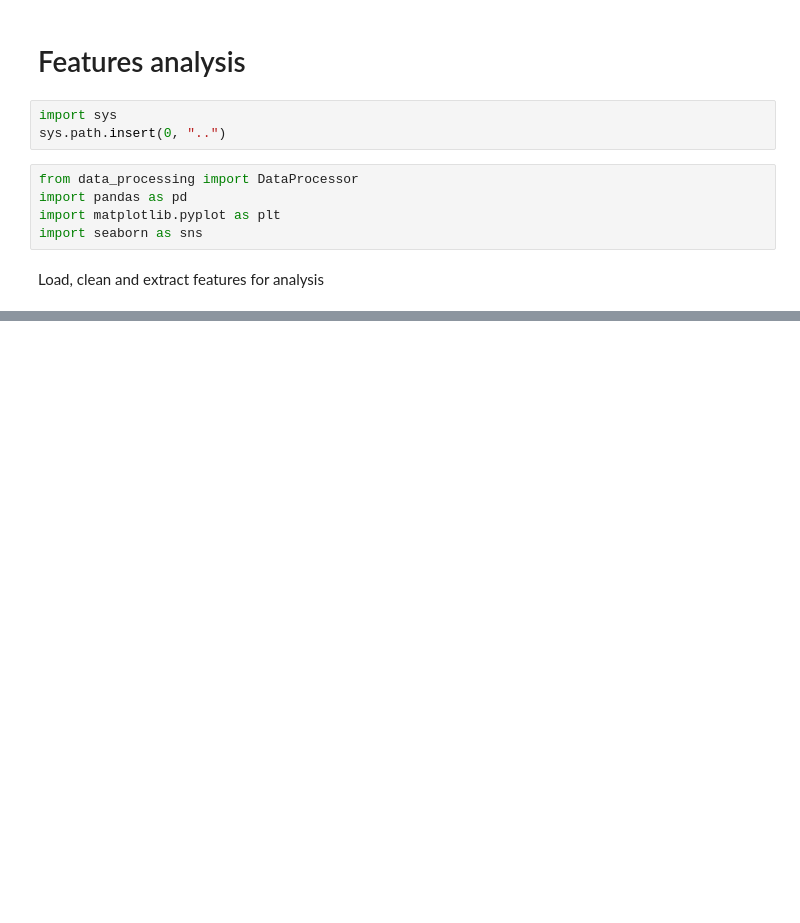
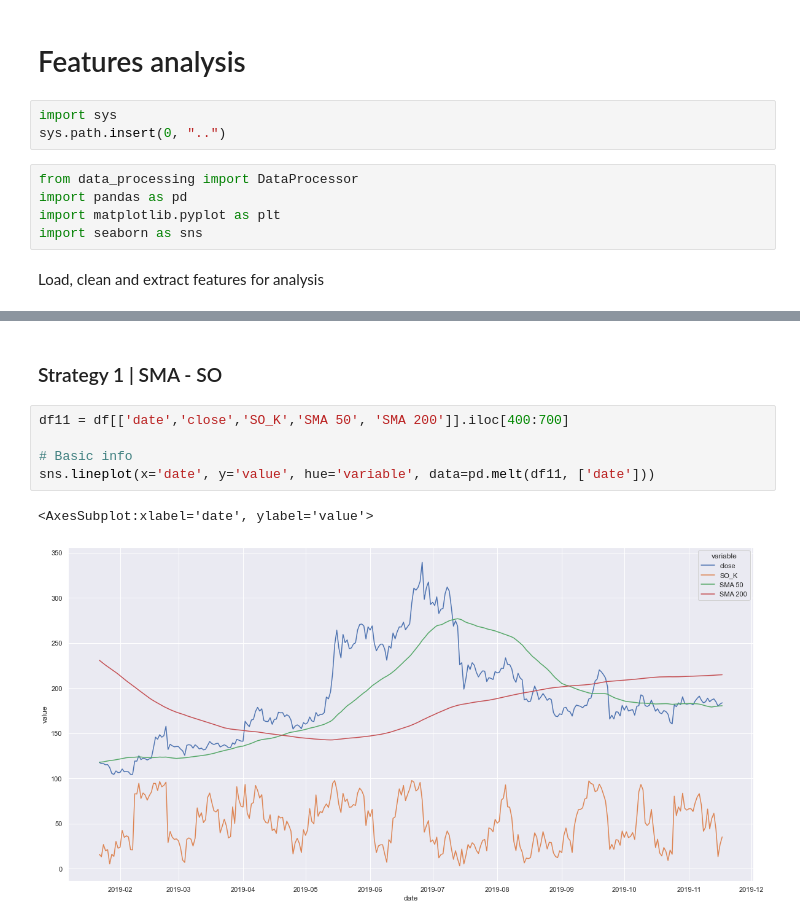
Before and after one commit to GZabalaG/crypto_bot, a Jupyter notebook: data_processor/Datafram Analysis.ipynb, the cells around one changed output, grey strips where cells are left out. Cells and saved outputs as stored; diff of their text form; blank space fills up the shorter version.

```diff
--- a/data_processor/Datafram Analysis.ipynb
+++ b/data_processor/Datafram Analysis.ipynb
@@ -99,0 +100,10 @@ Changing date format
+# %% [markdown]
+### Strategy 1 | SMA - SO
+# %%
+df11 = df[['date','close','SO_K','SMA 50', 'SMA 200']].iloc[400:700]
+
+# Basic info
+sns.lineplot(x='date', y='value', hue='variable', data=pd.melt(df11, ['date']))
+# %% [output]
+<AxesSubplot:xlabel='date', ylabel='value'>
+[figure, added]
```
Also changed, not shown: parts of 4 cells of this notebook, 3 other files.
